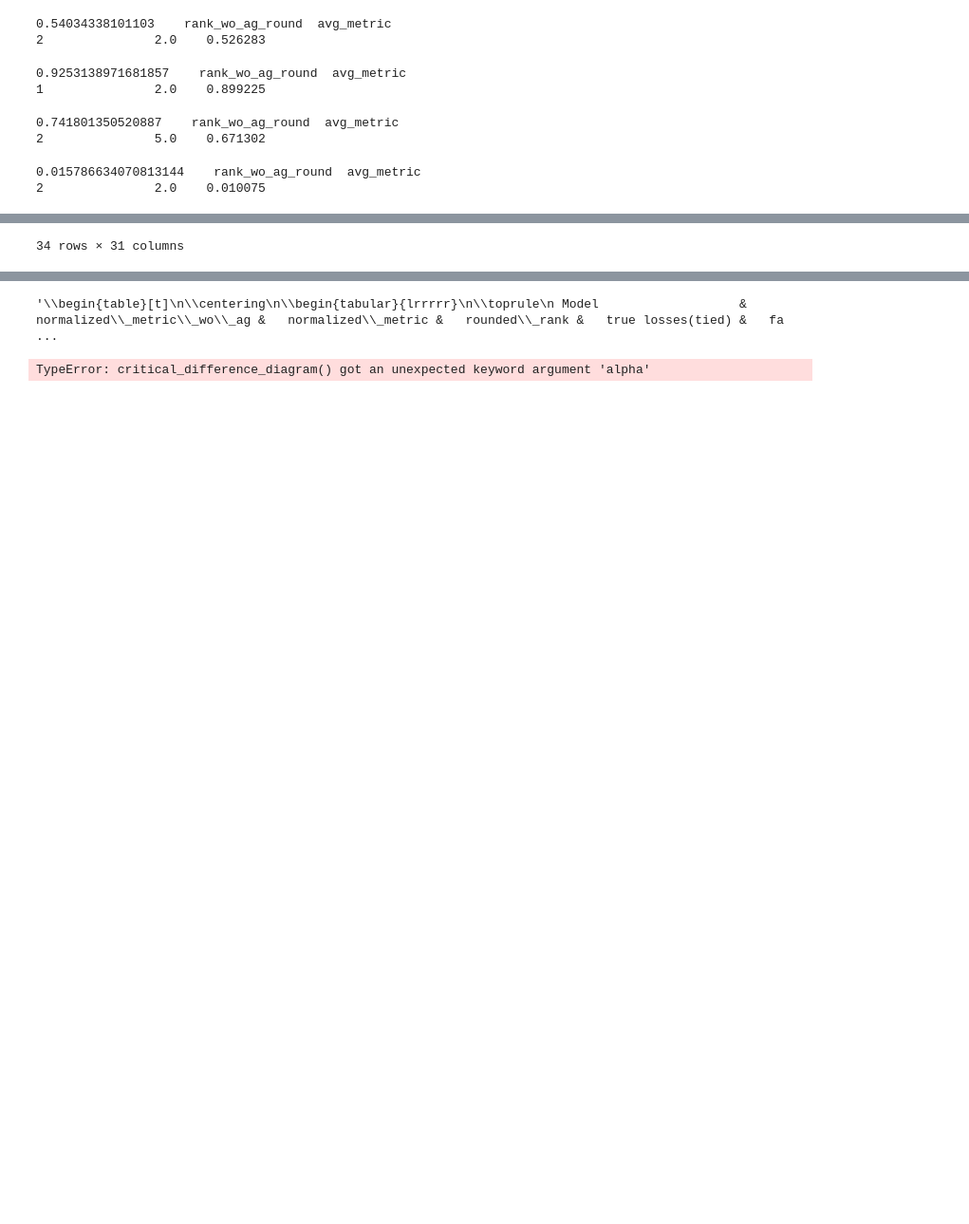
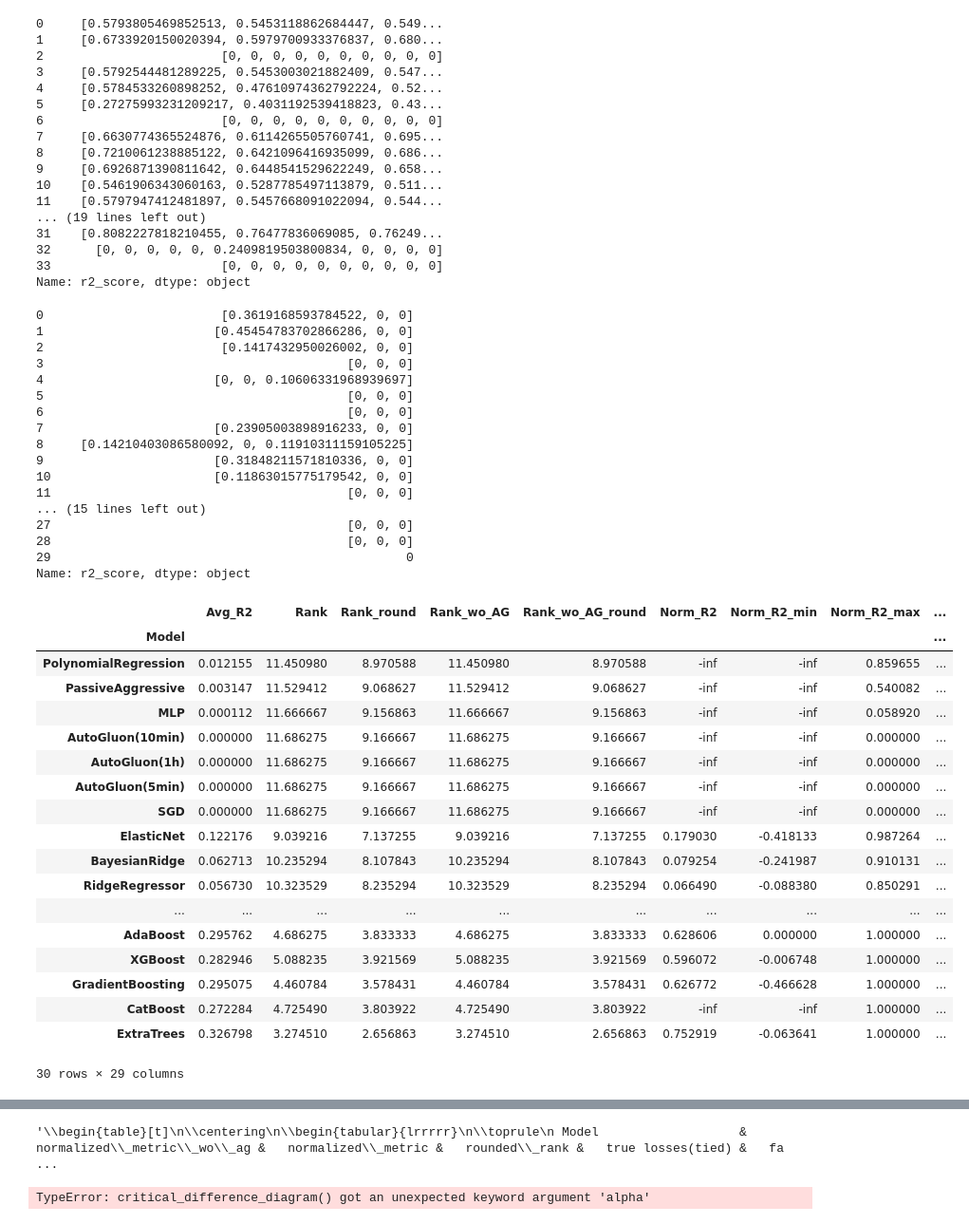
Before and after one commit to JP-SystemsX/AutoViMet, a Jupyter notebook: analysis/performance_comparison.ipynb, the cells around one changed output, grey strips where cells are left out. Shown at 95% size. Drawn from its saved outputs; the diff is of its cells as text; code cells hidden in the pictures; blank space fills up the shorter version.

```diff
--- a/analysis/performance_comparison.ipynb
+++ b/analysis/performance_comparison.ipynb
@@ -199,8 +193,8 @@ def calc_statistics(df):
         # 3) merge back — no restructuring of df
         group_df = group_df.merge(gavg[["model", "rank_wo_ag", "rank_wo_ag_round", "victories_wo_ag", "victories_wo_ag(ties)"]], on="model", how="left")
         #print(group_df[group_df["model"] == "AutoGluon"]["rank_wo_ag"])
-        if list(group_df[group_df["model"] == "AutoGluon"]["rank_wo_ag_round"])[0] > 1:
-            print(maximum, gavg[gavg["model"] == "AutoGluon"][["rank_wo_ag_round", "avg_metric"]])
+        # if list(group_df[group_df["model"] == "AutoGluon"]["rank_wo_ag_round"])[0] > 1:
+        #     print(maximum, gavg[gavg["model"] == "AutoGluon"][["rank_wo_ag_round", "avg_metric"]])
 
         autogluon_names = list(group_df[group_df["model"]=="AutoGluon"]["Model"])
         contestants = autogluon_names + ["CatBoost", "ExtraTrees"]
@@ -241,9 +235,9 @@ def calc_statistics(df):
         Norm_R2_wo_AG_max = ("normalized_metric_wo_ag", "max"),
         Wins_wo_AG = ("victories_wo_ag", "sum"),
         Wins_Against_AG_5min = ("victories_against_AutoGluon(5min)", "sum"),
-        Wins_Against_AG_30min = ("victories_against_AutoGluon(30min)", "sum"),
+        # TODO  Wins_Against_AG_30min = ("victories_against_AutoGluon(30min)", "sum"),
         Wins_Against_AG_1h = ("victories_against_AutoGluon(1h)", "sum"),
-        Wins_Against_AG_2h = ("victories_against_AutoGluon(2h)", "sum"),
+        # TODO Wins_Against_AG_2h = ("victories_against_AutoGluon(2h)", "sum"),
         Major_Wins_Against_AG_1h = ("major_victories_against_AutoGluon(1h)", "sum"),
         Wins_Against_AG_best = ("victories_against_best_ag", "sum"),
         Major_Wins_Against_AG_best = ("major_victories_against_best_ag", "sum"),
@@ -265,20 +259,70 @@ def calc_statistics(df):
 # %%
 # TODO Create Second Version with uncorrected results for appendix
 df_ctr[METRIC] = df_ctr[METRIC+"_corrected"] # Comment out
 df_ctr["avg_metric"] = df_ctr[METRIC].apply(
     lambda xs: np.nanmean([x if x is not None else np.nan for x in xs])
 )
+df_vimet[METRIC] = df_vimet[METRIC+"_corrected"] # Comment out
+df_vimet["avg_metric"] = df_vimet[METRIC].apply(
+    lambda xs: np.nanmean([x if x is not None else np.nan for x in xs])
+)
 # df_ctr["avg_metric"] = df_ctr[METRIC+"_corrected"].apply(
 #     lambda x: sum(x) / len(x) if x else None
 # )
 df_ctr_ready = calc_statistics(df_ctr)
-df_ctr_ready
+df_vimet_ready = calc_statistics(df_vimet)
+df_vimet_ready
 # %% [output]
-0.54034338101103    rank_wo_ag_round  avg_metric
-2               2.0    0.526283
+0     [0.5793805469852513, 0.5453118862684447, 0.549...
+1     [0.6733920150020394, 0.5979700933376837, 0.680...
+2                        [0, 0, 0, 0, 0, 0, 0, 0, 0, 0]
+3     [0.5792544481289225, 0.5453003021882409, 0.547...
+4     [0.5784533260898252, 0.47610974362792224, 0.52...
+5     [0.27275993231209217, 0.4031192539418823, 0.43...
+6                        [0, 0, 0, 0, 0, 0, 0, 0, 0, 0]
+7     [0.6630774365524876, 0.6114265505760741, 0.695...
+8     [0.7210061238885122, 0.6421096416935099, 0.686...
+9     [0.6926871390811642, 0.6448541529622249, 0.658...
+10    [0.5461906343060163, 0.5287785497113879, 0.511...
+11    [0.5797947412481897, 0.5457668091022094, 0.544...
+... (19 lines left out)
+31    [0.8082227818210455, 0.76477836069085, 0.76249...
+32      [0, 0, 0, 0, 0, 0.2409819503800834, 0, 0, 0, 0]
+33                       [0, 0, 0, 0, 0, 0, 0, 0, 0, 0]
+Name: r2_score, dtype: object
-0.9253138971681857    rank_wo_ag_round  avg_metric
-1               2.0    0.899225
+0                        [0.3619168593784522, 0, 0]
+1                       [0.45454783702866286, 0, 0]
+2                        [0.1417432950026002, 0, 0]
+3                                         [0, 0, 0]
+4                       [0, 0, 0.10606331968939697]
+5                                         [0, 0, 0]
+6                                         [0, 0, 0]
+7                       [0.23905003898916233, 0, 0]
+8     [0.14210403086580092, 0, 0.11910311159105225]
+9                       [0.31848211571810336, 0, 0]
+10                      [0.11863015775179542, 0, 0]
+11                                        [0, 0, 0]
+... (15 lines left out)
+27                                        [0, 0, 0]
+28                                        [0, 0, 0]
+29                                                0
+Name: r2_score, dtype: object
+|  | Avg_R2 | Rank | Rank_round | Rank_wo_AG | Rank_wo_AG_round | Norm_R2 | Norm_R2_min | Norm_R2_max | ... |
+| Model |  |  |  |  |  |  |  |  | ... |
+| PolynomialRegression | 0.012155 | 11.450980 | 8.970588 | 11.450980 | 8.970588 | -inf | -inf | 0.859655 | ... |
+| PassiveAggressive | 0.003147 | 11.529412 | 9.068627 | 11.529412 | 9.068627 | -inf | -inf | 0.540082 | ... |
+| MLP | 0.000112 | 11.666667 | 9.156863 | 11.666667 | 9.156863 | -inf | -inf | 0.058920 | ... |
+| AutoGluon(10min) | 0.000000 | 11.686275 | 9.166667 | 11.686275 | 9.166667 | -inf | -inf | 0.000000 | ... |
+| AutoGluon(1h) | 0.000000 | 11.686275 | 9.166667 | 11.686275 | 9.166667 | -inf | -inf | 0.000000 | ... |
+| AutoGluon(5min) | 0.000000 | 11.686275 | 9.166667 | 11.686275 | 9.166667 | -inf | -inf | 0.000000 | ... |
+| SGD | 0.000000 | 11.686275 | 9.166667 | 11.686275 | 9.166667 | -inf | -inf | 0.000000 | ... |
+| ElasticNet | 0.122176 | 9.039216 | 7.137255 | 9.039216 | 7.137255 | 0.179030 | -0.418133 | 0.987264 | ... |
+| BayesianRidge | 0.062713 | 10.235294 | 8.107843 | 10.235294 | 8.107843 | 0.079254 | -0.241987 | 0.910131 | ... |
+| RidgeRegressor | 0.056730 | 10.323529 | 8.235294 | 10.323529 | 8.235294 | 0.066490 | -0.088380 | 0.850291 | ... |
+| ... | ... | ... | ... | ... | ... | ... | ... | ... | ... |
+| AdaBoost | 0.295762 | 4.686275 | 3.833333 | 4.686275 | 3.833333 | 0.628606 | 0.000000 | 1.000000 | ... |
+| XGBoost | 0.282946 | 5.088235 | 3.921569 | 5.088235 | 3.921569 | 0.596072 | -0.006748 | 1.000000 | ... |
+| GradientBoosting | 0.295075 | 4.460784 | 3.578431 | 4.460784 | 3.578431 | 0.626772 | -0.466628 | 1.000000 | ... |
+| CatBoost | 0.272284 | 4.725490 | 3.803922 | 4.725490 | 3.803922 | -inf | -inf | 1.000000 | ... |
+| ExtraTrees | 0.326798 | 3.274510 | 2.656863 | 3.274510 | 2.656863 | 0.752919 | -0.063641 | 1.000000 | ... |
-0.741801350520887    rank_wo_ag_round  avg_metric
-2               5.0    0.671302
+30 rows × 29 columns
-0.015786634070813144    rank_wo_ag_round  avg_metric
-2               2.0    0.010075
@@ -320,4 +329,3 @@ Name: r2_score, dtype: object
-34 rows × 31 columns
 # %%
 def bold_if(value, best_value):
     if isinstance(value, int):
```
Also changed, not shown: parts of 7 cells of this notebook, 4 other files.
